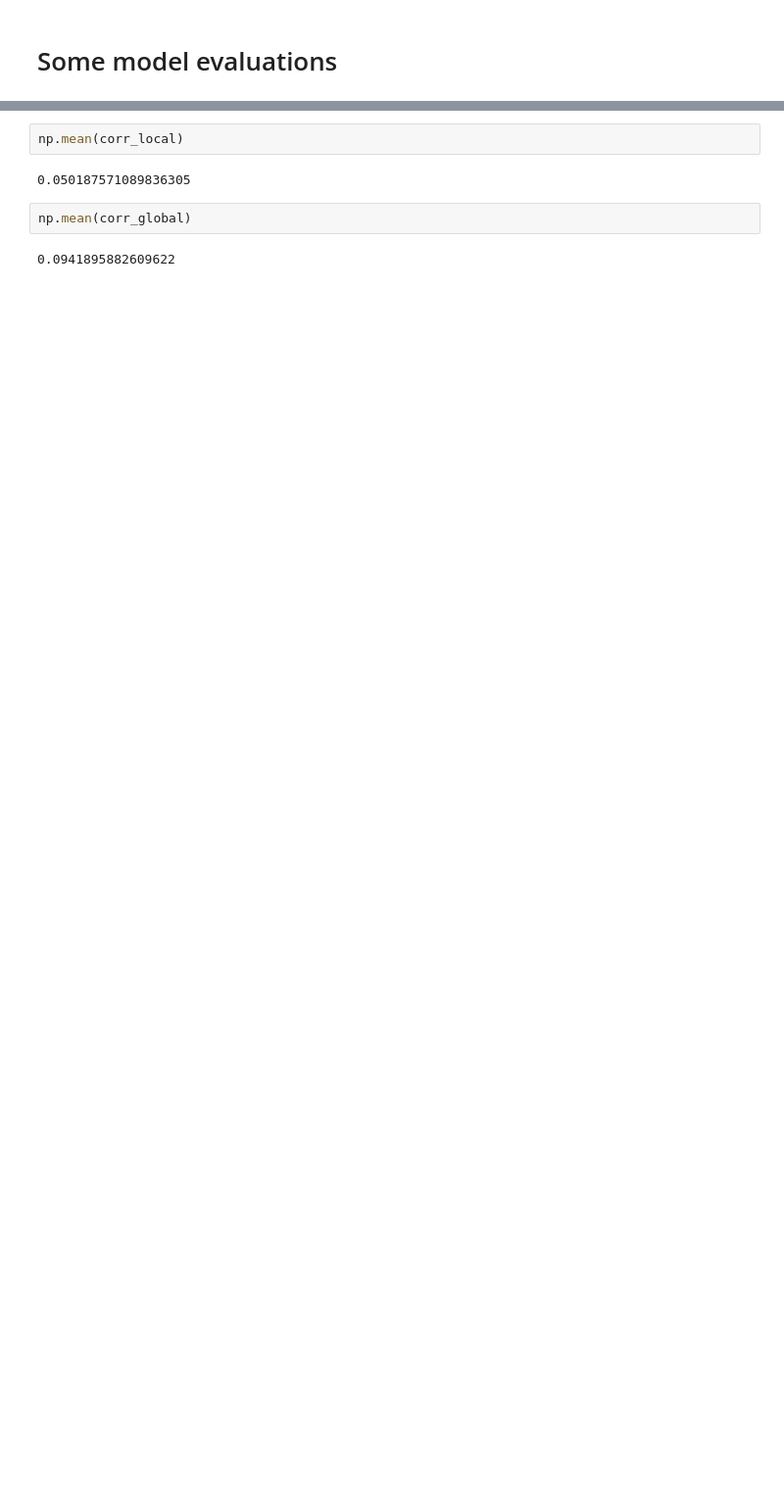
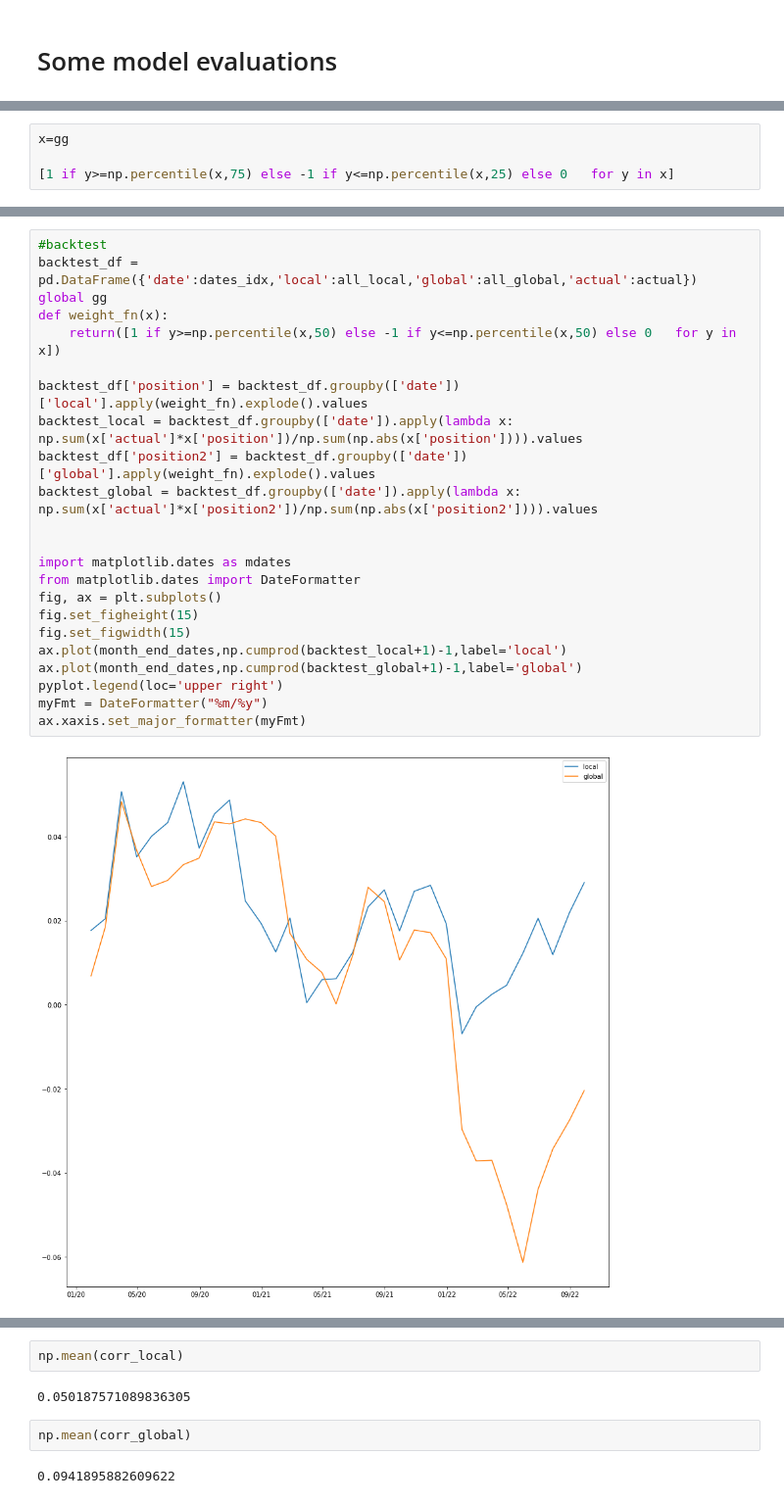
Before and after one commit to quantumfusionlearn/DSA5205, a Jupyter notebook: LSTMV4.ipynb, the cells around one changed output, grey strips where cells are left out. Shown at 98% size. Cells and saved outputs as stored; diff of their text form; blank space fills up the shorter version.

```diff
--- a/LSTMV4.ipynb
+++ b/LSTMV4.ipynb
@@ -772,3 +793,7 @@ for date_i in month_end_dates:
 
     corr_local += [spearmanr(a,b)]
     corr_global += [spearmanr(a,c)]
+# %%
+x=gg
+
+[1 if y>=np.percentile(x,75) else -1 if y<=np.percentile(x,25) else 0   for y in x]
@@ -774,0 +818,25 @@ for date_i in month_end_dates:
+# %%
+#backtest
+backtest_df = pd.DataFrame({'date':dates_idx,'local':all_local,'global':all_global,'actual':actual})
+global gg
+def weight_fn(x):
+    return([1 if y>=np.percentile(x,50) else -1 if y<=np.percentile(x,50) else 0   for y in x])
+
+backtest_df['position'] = backtest_df.groupby(['date'])['local'].apply(weight_fn).explode().values
+backtest_local = backtest_df.groupby(['date']).apply(lambda x: np.sum(x['actual']*x['position'])/np.sum(np.abs(x['position']))).values
+backtest_df['position2'] = backtest_df.groupby(['date'])['global'].apply(weight_fn).explode().values
+backtest_global = backtest_df.groupby(['date']).apply(lambda x: np.sum(x['actual']*x['position2'])/np.sum(np.abs(x['position2']))).values
+
+
+import matplotlib.dates as mdates
+from matplotlib.dates import DateFormatter
+fig, ax = plt.subplots()
+fig.set_figheight(15)
+fig.set_figwidth(15)
+ax.plot(month_end_dates,np.cumprod(backtest_local+1)-1,label='local')
+ax.plot(month_end_dates,np.cumprod(backtest_global+1)-1,label='global')
+pyplot.legend(loc='upper right')
+myFmt = DateFormatter("%m/%y")
+ax.xaxis.set_major_formatter(myFmt)
+# %% [output]
+[figure, added]
```
Also changed, not shown: parts of 17 cells of this notebook, 1 other file.
